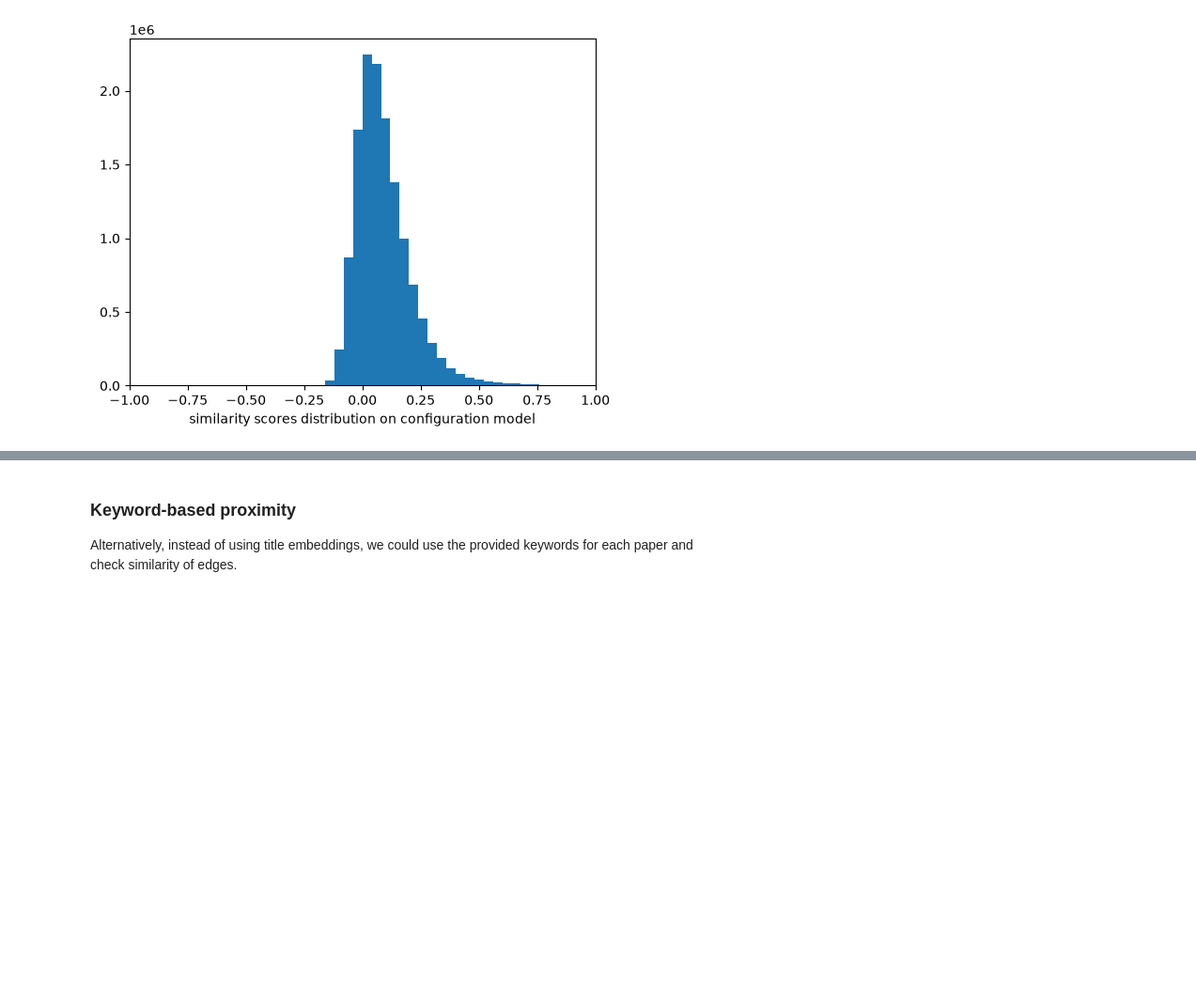
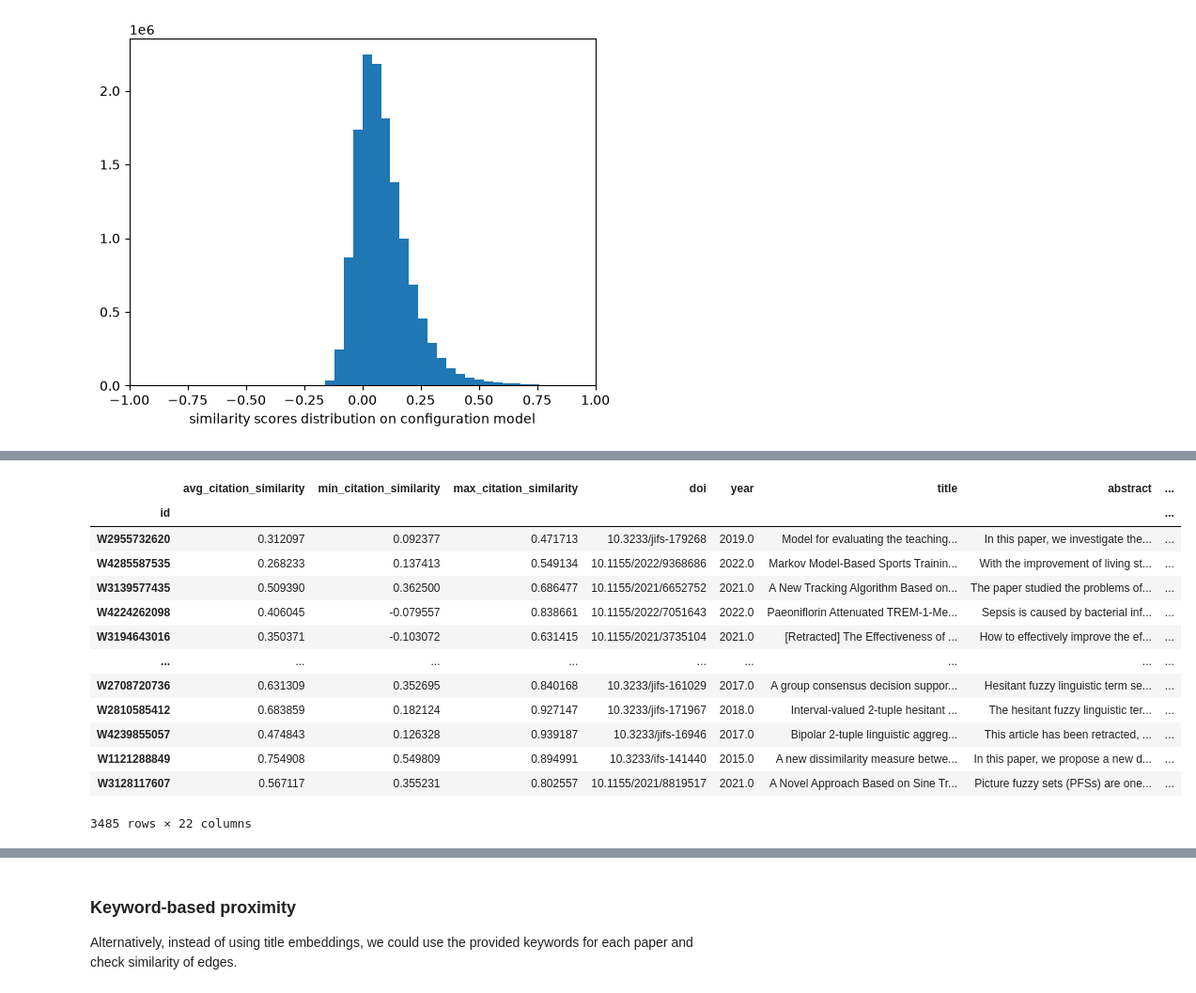
Before and after one commit to frasgp/finalproj, a Jupyter notebook: exploration.ipynb, the cells around one changed output, grey strips where cells are left out. Shown at 94% size. Cells and saved outputs as stored; diff of their text form; code cells hidden in the pictures; blank space fills up the shorter version.

```diff
--- a/exploration.ipynb
+++ b/exploration.ipynb
@@ -500,0 +624,26 @@ Computed similarity by edge : 13527017 / 13527017
+# %%
+manipulation_papers_similarities = pd.concat(
+    [
+        manipulation_df.index.to_series().apply(paper_avg_citation_similarity, graph=manipulation_centered_graph, similarity_scores=manipulation_similarity_scores).to_frame("avg_citation_similarity"),
+        manipulation_df.index.to_series().apply(paper_min_citation_similarity, graph=manipulation_centered_graph, similarity_scores=manipulation_similarity_scores).to_frame("min_citation_similarity"),
+        manipulation_df.index.to_series().apply(paper_max_citation_similarity, graph=manipulation_centered_graph, similarity_scores=manipulation_similarity_scores).to_frame("max_citation_similarity"),
+    ],
+    axis=1
+).dropna().join(manipulation_df)
+
+manipulation_papers_similarities
+# %% [output]
+|  | avg_citation_similarity | min_citation_similarity | max_citation_similarity | doi | year | title | abstract | ... |
+| id |  |  |  |  |  |  |  | ... |
+| W2955732620 | 0.312097 | 0.092377 | 0.471713 | 10.3233/jifs-179268 | 2019.0 | Model for evaluating the teaching... | In this paper, we investigate the... | ... |
+| W4285587535 | 0.268233 | 0.137413 | 0.549134 | 10.1155/2022/9368686 | 2022.0 | Markov Model-Based Sports Trainin... | With the improvement of living st... | ... |
+| W3139577435 | 0.509390 | 0.362500 | 0.686477 | 10.1155/2021/6652752 | 2021.0 | A New Tracking Algorithm Based on... | The paper studied the problems of... | ... |
+| W4224262098 | 0.406045 | -0.079557 | 0.838661 | 10.1155/2022/7051643 | 2022.0 | Paeoniflorin Attenuated TREM-1-Me... | Sepsis is caused by bacterial inf... | ... |
+| W3194643016 | 0.350371 | -0.103072 | 0.631415 | 10.1155/2021/3735104 | 2021.0 | [Retracted] The Effectiveness of ... | How to effectively improve the ef... | ... |
+| ... | ... | ... | ... | ... | ... | ... | ... | ... |
+| W2708720736 | 0.631309 | 0.352695 | 0.840168 | 10.3233/jifs-161029 | 2017.0 | A group consensus decision suppor... | Hesitant fuzzy linguistic term se... | ... |
+| W2810585412 | 0.683859 | 0.182124 | 0.927147 | 10.3233/jifs-171967 | 2018.0 | Interval-valued 2-tuple hesitant ... | The hesitant fuzzy linguistic ter... | ... |
+| W4239855057 | 0.474843 | 0.126328 | 0.939187 | 10.3233/jifs-16946 | 2017.0 | Bipolar 2-tuple linguistic aggreg... | This article has been retracted, ... | ... |
+| W1121288849 | 0.754908 | 0.549809 | 0.894991 | 10.3233/ifs-141440 | 2015.0 | A new dissimilarity measure betwe... | In this paper, we propose a new d... | ... |
+| W3128117607 | 0.567117 | 0.355231 | 0.802557 | 10.1155/2021/8819517 | 2021.0 | A Novel Approach Based on Sine Tr... | Picture fuzzy sets (PFSs) are one... | ... |
+3485 rows × 22 columns
```
Also changed, not shown: parts of 24 cells of this notebook, 3 other files.
